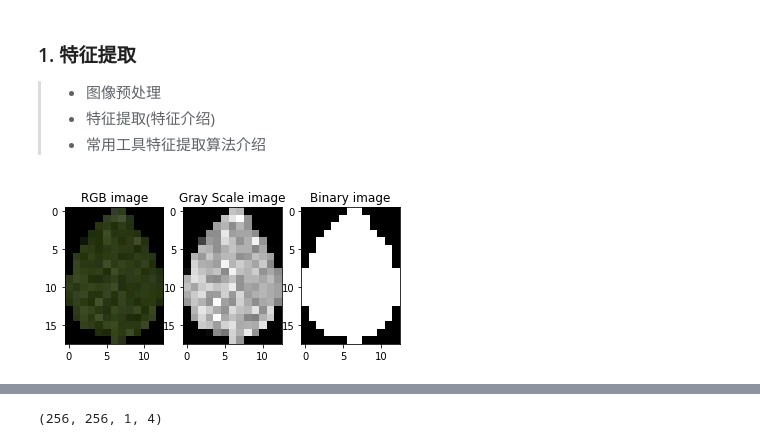
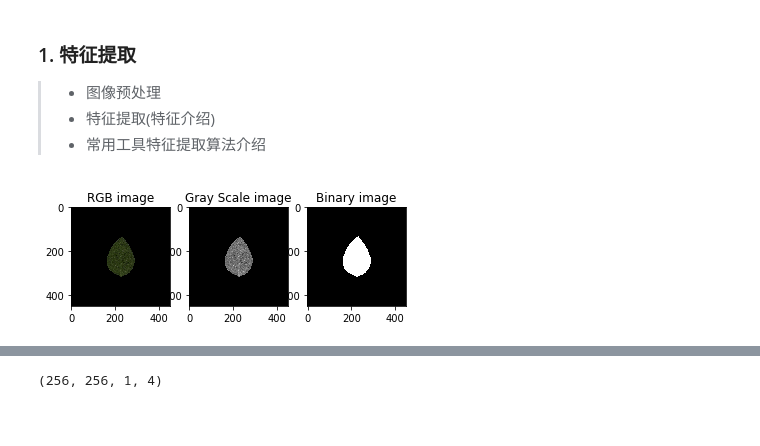
Before and after one commit to danyuliuyan/image_classification_demo, a Jupyter notebook: feature_extraction_demo.ipynb, the cells around one changed output, grey strips where cells are left out. Cells and saved outputs as stored; diff of their text form; code cells hidden in the pictures; blank space fills up the shorter version.

```diff
--- a/feature_extraction_demo.ipynb
+++ b/feature_extraction_demo.ipynb
@@ -44,18 +44,18 @@ from skimage import feature
 > - 常用工具特征提取算法介绍
 # %%
 origin_image = skio.imread(r'C:\Users\zyp\Desktop\dataset\1\1\LDC002_1_1_t_b_half_size.jpg')
-origin_image = sktransform.rescale(origin_image, 0.01)
+origin_image = sktransform.rescale(origin_image, 0.1)
 gray_image = rgb2gray(origin_image)
 otsu_threshold = threshold_otsu(gray_image)
 gray_image = ski.img_as_ubyte(gray_image)
 bin_image = gray_image > otsu_threshold
 plt.figure()
 plt.subplot(1,3,1),plt.imshow(origin_image),plt.title(r'RGB image')
 plt.subplot(1,3,2),plt.imshow(gray_image),plt.title(r'Gray Scale image')
 plt.subplot(1,3,3),plt.imshow(bin_image),plt.title(r'Binary image')
 plt.show()
 # %% [output]
-[figure, old version]
+[figure, new version]
 # %% [markdown]
 #### 1.1 GLCM  Texture Features 特征提取
 > 详细介绍请参照 [Scikit-image 官方文档](http://scikit-image.org/docs/0.12.x/_images/plot_glcm_1.png)
```
Also changed, not shown: parts of 3 cells of this notebook, 1 other file.
